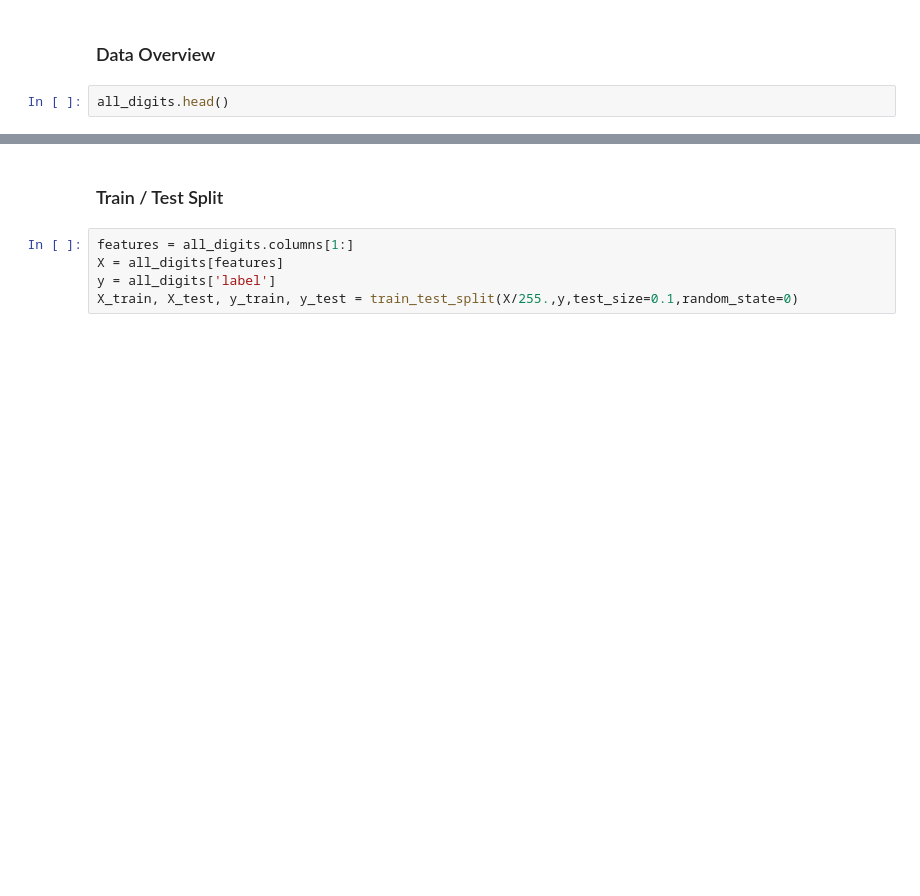
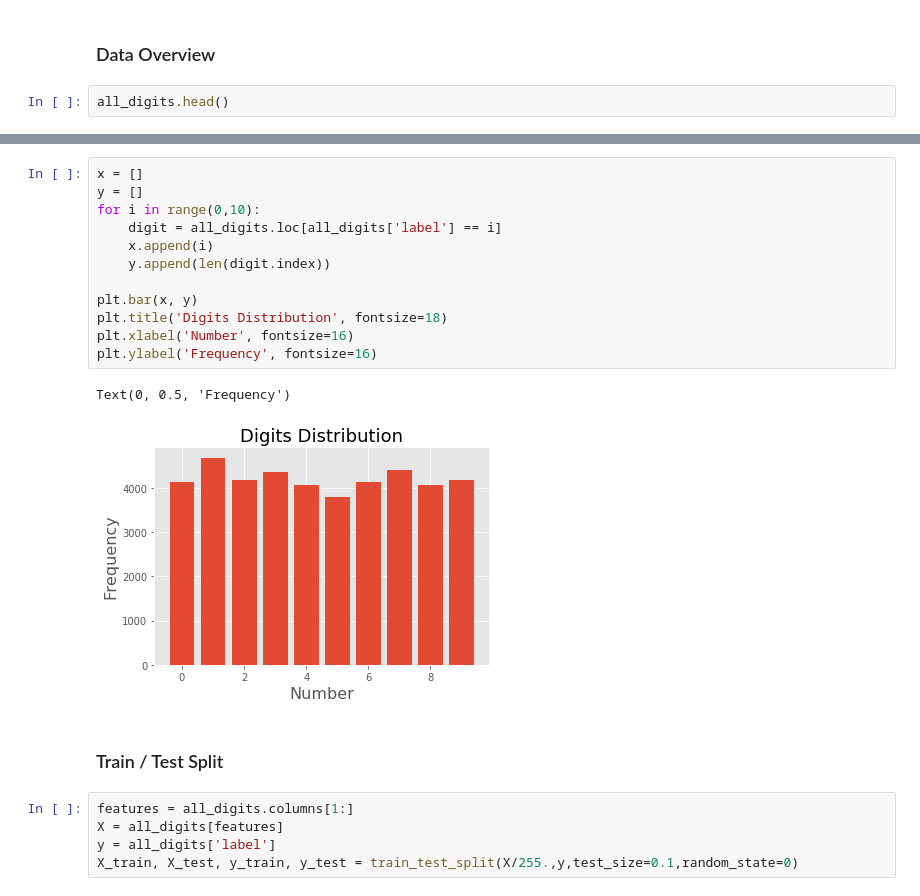
Before and after one commit to afoteas/digit_recognizer, a Jupyter notebook: exercise3.ipynb, the cells around one changed output, grey strips where cells are left out. Saved outputs shown, nothing was run; the diff lists cells and outputs as text; blank space fills up the shorter version.

```diff
--- a/exercise3.ipynb
+++ b/exercise3.ipynb
@@ -63,3 +66,18 @@ print_digit()
+# %%
+x = []
+y = []
+for i in range(0,10):
+    digit = all_digits.loc[all_digits['label'] == i]
+    x.append(i)
+    y.append(len(digit.index))
+
+plt.bar(x, y)
+plt.title('Digits Distribution', fontsize=18)
+plt.xlabel('Number', fontsize=16)
+plt.ylabel('Frequency', fontsize=16)
+# %% [output]
+Text(0, 0.5, 'Frequency')
+[figure, added]
 # %% [markdown]
 ### Train / Test Split
 # %%
```
Also changed, not shown: parts of 13 cells of this notebook.
